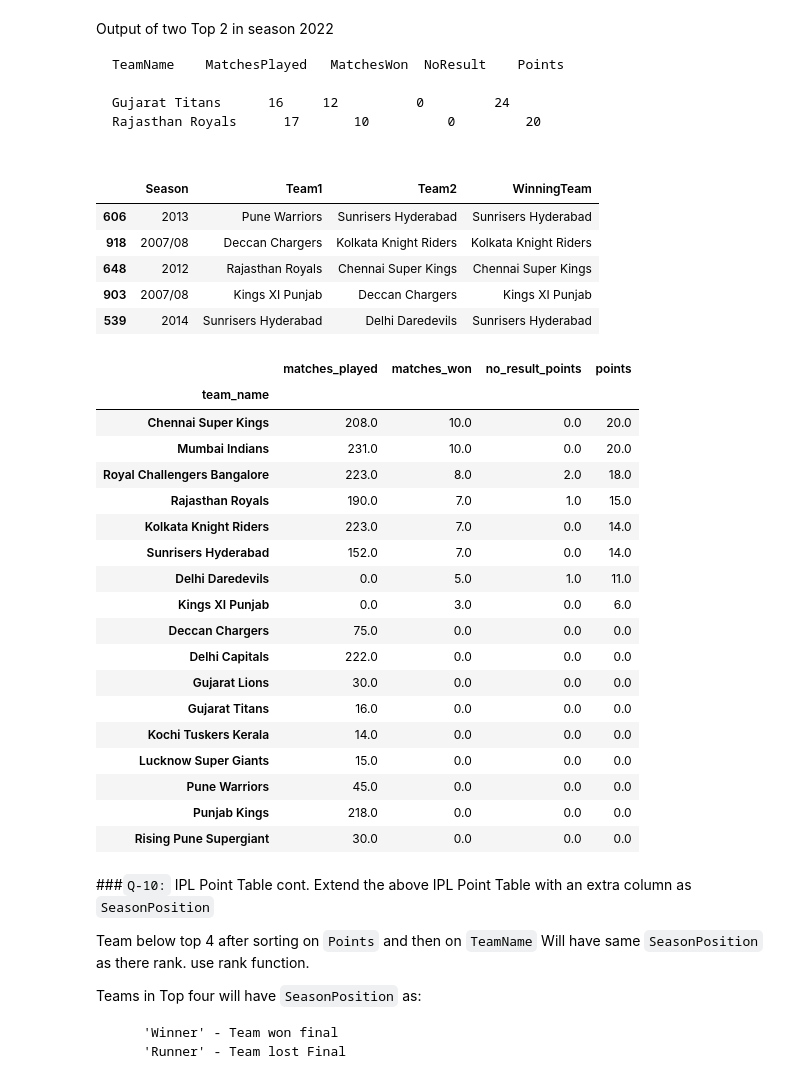
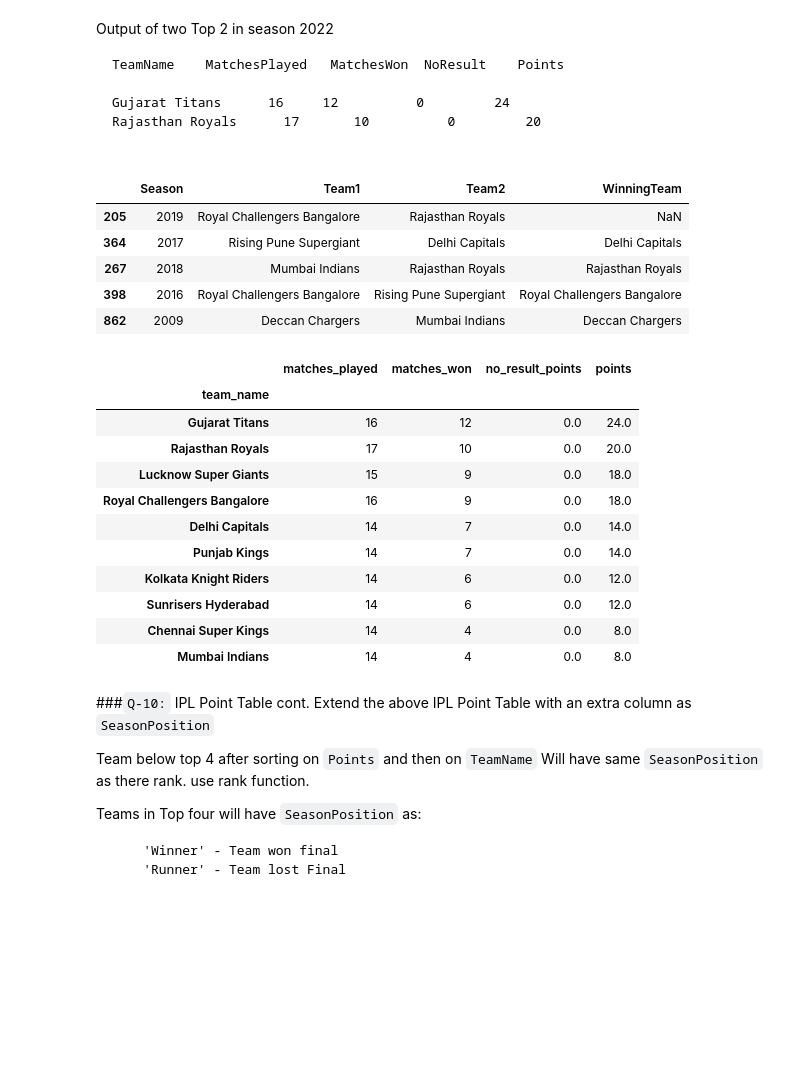
Before and after one commit to ushi-masuka/python-practice, a Jupyter notebook: day1801.ipynb, the cells around one changed output. Cells and saved outputs as stored; diff of their text form; code cells hidden in the pictures; blank space fills up the shorter version.

```diff
--- a/day1801.ipynb
+++ b/day1801.ipynb
@@ -474,6 +478,8 @@ Sohail Tanvir     1
 SK Trivedi        1
 MM Patel          1
 Name: count, Length: 179, dtype: int64
+# %%
+ipl=pd.read_csv("IPL_Matches_2008_2022.csv")
 # %% [markdown]
 ###`Q-9:` IPL Point Table
 
@@ -504,15 +510,15 @@ Rajasthan Royals	  17	   10	       0	     20
 ipl[["Season","Team1","Team2","WinningTeam"]].sample(5)
 # %% [output]
 |  | Season | Team1 | Team2 | WinningTeam |
-| 606 | 2013 | Pune Warriors | Sunrisers Hyderabad | Sunrisers Hyderabad |
-| 918 | 2007/08 | Deccan Chargers | Kolkata Knight Riders | Kolkata Knight Riders |
-| 648 | 2012 | Rajasthan Royals | Chennai Super Kings | Chennai Super Kings |
-| 903 | 2007/08 | Kings XI Punjab | Deccan Chargers | Kings XI Punjab |
-| 539 | 2014 | Sunrisers Hyderabad | Delhi Daredevils | Sunrisers Hyderabad |
+| 205 | 2019 | Royal Challengers Bangalore | Rajasthan Royals | NaN |
+| 364 | 2017 | Rising Pune Supergiant | Delhi Capitals | Delhi Capitals |
+| 267 | 2018 | Mumbai Indians | Rajasthan Royals | Rajasthan Royals |
+| 398 | 2016 | Royal Challengers Bangalore | Rising Pune Supergiant | Royal Challengers Bangalore |
+| 862 | 2009 | Deccan Chargers | Mumbai Indians | Deccan Chargers |
 # %%
 def point_table(season: str):
     pdf=ipl[ipl["Season"]==season][["Season","Team1","Team2","WinningTeam"]]
-    mathes_played=pdf[["Team1","Team2"]].stack().value_counts()
+    matches_played=pdf[["Team1","Team2"]].stack().value_counts()
     matches_won=pdf["WinningTeam"].value_counts()
     no_result_points=pdf[pdf["WinningTeam"].isnull()][["Team1","Team2"]].stack().value_counts()
     points=(matches_won*2).add(no_result_points,fill_value=0)
@@ -522,27 +528,20 @@ def point_table(season: str):
     out.sort_values(by=["points","team_name"],ascending=[False,True],inplace=True)
     return out
 # %%
-point_table("2015")
+point_table("2022")
 # %% [output]
 |  | matches_played | matches_won | no_result_points | points |
 | team_name |  |  |  |  |
-| Chennai Super Kings | 208.0 | 10.0 | 0.0 | 20.0 |
-| Mumbai Indians | 231.0 | 10.0 | 0.0 | 20.0 |
-| Royal Challengers Bangalore | 223.0 | 8.0 | 2.0 | 18.0 |
-| Rajasthan Royals | 190.0 | 7.0 | 1.0 | 15.0 |
-| Kolkata Knight Riders | 223.0 | 7.0 | 0.0 | 14.0 |
-| Sunrisers Hyderabad | 152.0 | 7.0 | 0.0 | 14.0 |
-| Delhi Daredevils | 0.0 | 5.0 | 1.0 | 11.0 |
-| Kings XI Punjab | 0.0 | 3.0 | 0.0 | 6.0 |
-| Deccan Chargers | 75.0 | 0.0 | 0.0 | 0.0 |
-| Delhi Capitals | 222.0 | 0.0 | 0.0 | 0.0 |
-| Gujarat Lions | 30.0 | 0.0 | 0.0 | 0.0 |
-| Gujarat Titans | 16.0 | 0.0 | 0.0 | 0.0 |
-| Kochi Tuskers Kerala | 14.0 | 0.0 | 0.0 | 0.0 |
-| Lucknow Super Giants | 15.0 | 0.0 | 0.0 | 0.0 |
-| Pune Warriors | 45.0 | 0.0 | 0.0 | 0.0 |
-| Punjab Kings | 218.0 | 0.0 | 0.0 | 0.0 |
-| Rising Pune Supergiant | 30.0 | 0.0 | 0.0 | 0.0 |
+| Gujarat Titans | 16 | 12 | 0.0 | 24.0 |
+| Rajasthan Royals | 17 | 10 | 0.0 | 20.0 |
+| Lucknow Super Giants | 15 | 9 | 0.0 | 18.0 |
+| Royal Challengers Bangalore | 16 | 9 | 0.0 | 18.0 |
+| Delhi Capitals | 14 | 7 | 0.0 | 14.0 |
+| Punjab Kings | 14 | 7 | 0.0 | 14.0 |
+| Kolkata Knight Riders | 14 | 6 | 0.0 | 12.0 |
+| Sunrisers Hyderabad | 14 | 6 | 0.0 | 12.0 |
+| Chennai Super Kings | 14 | 4 | 0.0 | 8.0 |
+| Mumbai Indians | 14 | 4 | 0.0 | 8.0 |
 # %% [markdown]
 ###`Q-10:` IPL Point Table cont.
 Extend the above IPL Point Table with an extra column as `SeasonPosition`
```
Also changed, not shown: parts of 6 cells of this notebook.
